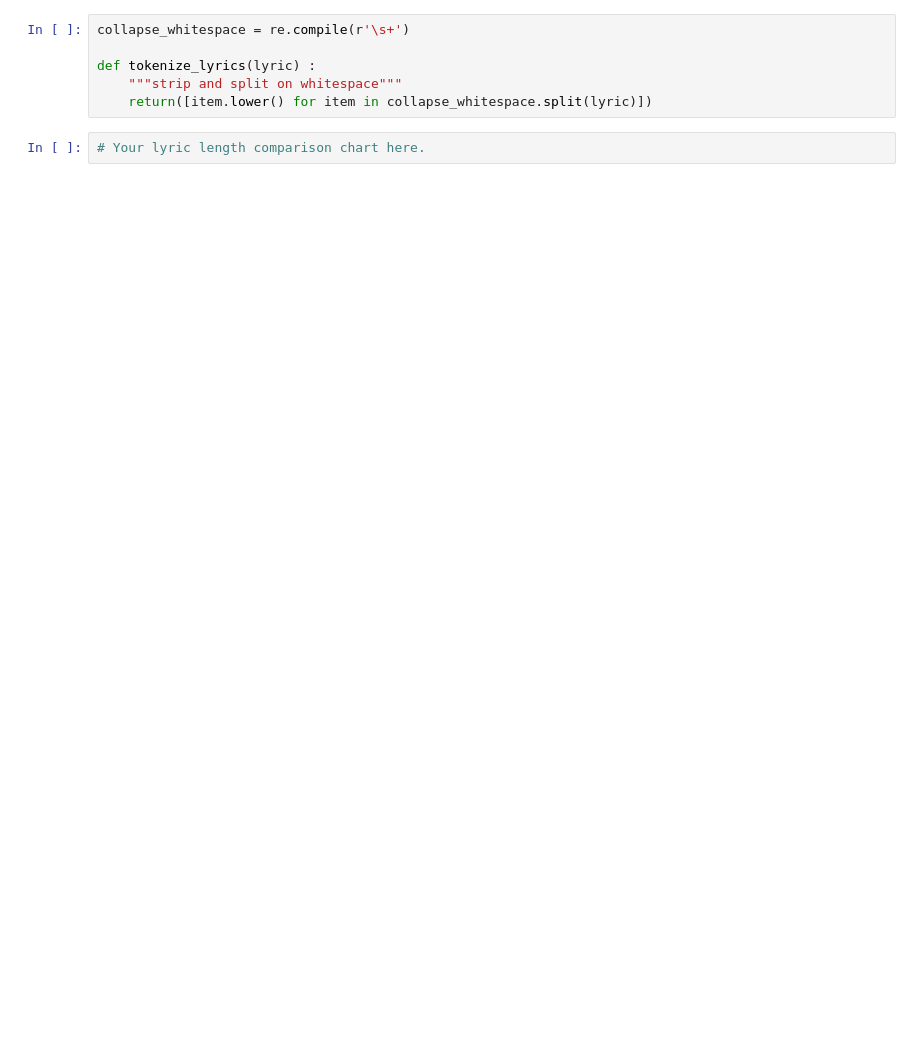
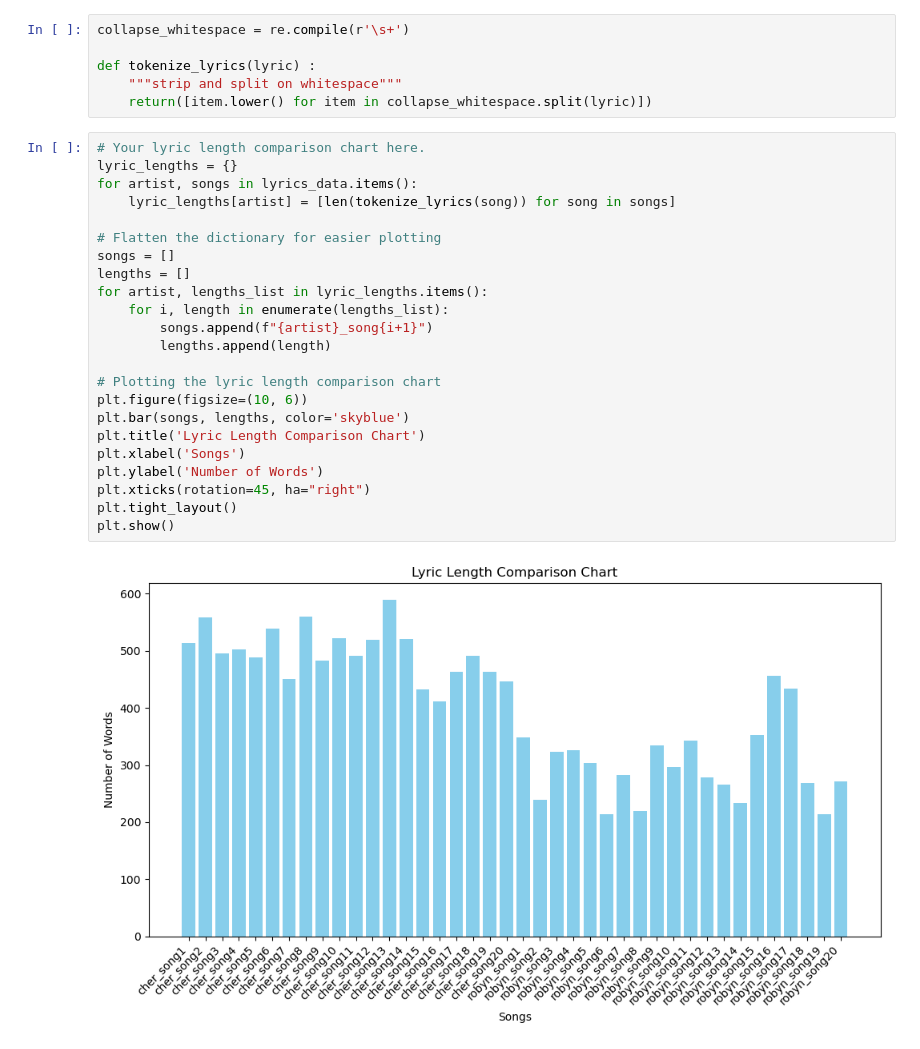
Before and after one commit to Pii-USD/509-tm-token-norm, a Jupyter notebook: Lyrics and Description EDA.ipynb, the cells around one changed output. Drawn from its saved outputs; the diff is of its cells as text; blank space fills up the shorter version.

```diff
--- a/Lyrics and Description EDA.ipynb
+++ b/Lyrics and Description EDA.ipynb
@@ -435,6 +545,29 @@ def tokenize_lyrics(lyric) :
     return([item.lower() for item in collapse_whitespace.split(lyric)])
 # %%
 # Your lyric length comparison chart here.
+lyric_lengths = {}
+for artist, songs in lyrics_data.items():
+    lyric_lengths[artist] = [len(tokenize_lyrics(song)) for song in songs]
+
+# Flatten the dictionary for easier plotting
+songs = []
+lengths = []
+for artist, lengths_list in lyric_lengths.items():
+    for i, length in enumerate(lengths_list):
+        songs.append(f"{artist}_song{i+1}")
+        lengths.append(length)
+
+# Plotting the lyric length comparison chart
+plt.figure(figsize=(10, 6))
+plt.bar(songs, lengths, color='skyblue')
+plt.title('Lyric Length Comparison Chart')
+plt.xlabel('Songs')
+plt.ylabel('Number of Words')
+plt.xticks(rotation=45, ha="right")
+plt.tight_layout()
+plt.show()
+# %% [output]
+[figure, added]
 # %% [markdown]
 **Reference:**
 - Oracle and/or its affiliates. (n.d.). Programming With Assertions. Programming with assertions. https://docs.oracle.com/javase/8/docs/technotes/guides/language/assert.html#:~:text=An%20assertion%20is%20a%20statement,than%20the%20speed%20of%20light.
```
Also changed, not shown: parts of 32 cells of this notebook.
